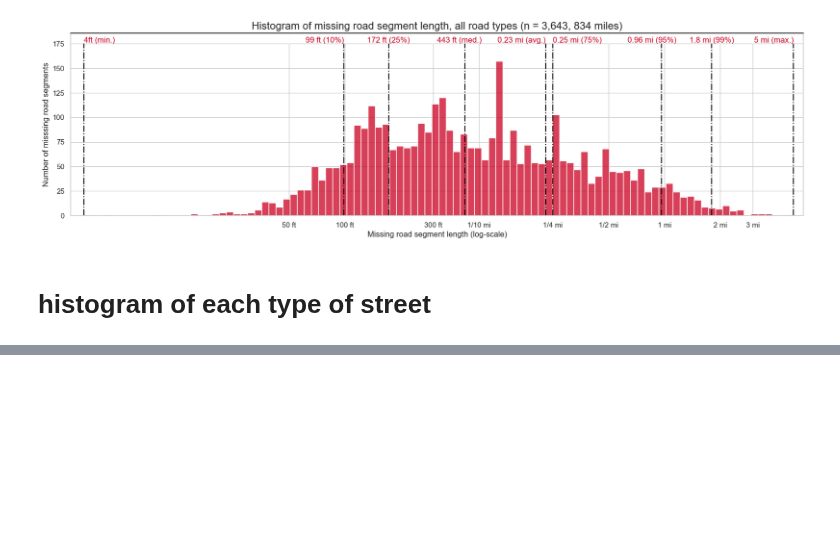
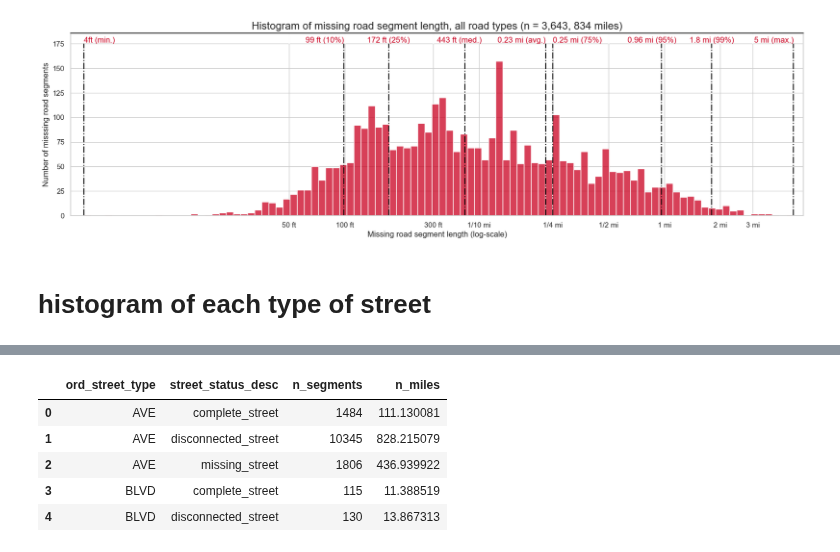
Before and after one commit to mike-babb/seattle_streets, a Jupyter notebook: code/step_04_prepare_graphs_and_states.ipynb, the cells around one changed output, grey strips where cells are left out. Drawn from its saved outputs; the diff is of its cells as text; code cells hidden in the pictures; blank space fills up the shorter version.

```diff
--- a/code/step_04_prepare_graphs_and_states.ipynb
+++ b/code/step_04_prepare_graphs_and_states.ipynb
@@ -629,0 +692,13 @@ for ir, row in ds_df.iterrows():
+# %%
+col_names = ['ord_street_type', 'street_status_desc', 'dist_miles']
+ds_st_df = gdf[col_names].groupby(col_names[:-1]).agg(n_segments = ('dist_miles', 'size'),
+                                                      n_miles = ('dist_miles', 'sum')).reset_index()
+# %%
+ds_st_df.head()
+# %% [output]
+|  | ord_street_type | street_status_desc | n_segments | n_miles |
+| 0 | AVE | complete_street | 1484 | 111.130081 |
+| 1 | AVE | disconnected_street | 10345 | 828.215079 |
+| 2 | AVE | missing_street | 1806 | 436.939922 |
+| 3 | BLVD | complete_street | 115 | 11.388519 |
+| 4 | BLVD | disconnected_street | 130 | 13.867313 |
```
Also changed, not shown: parts of 15 cells of this notebook, 17 other files.
